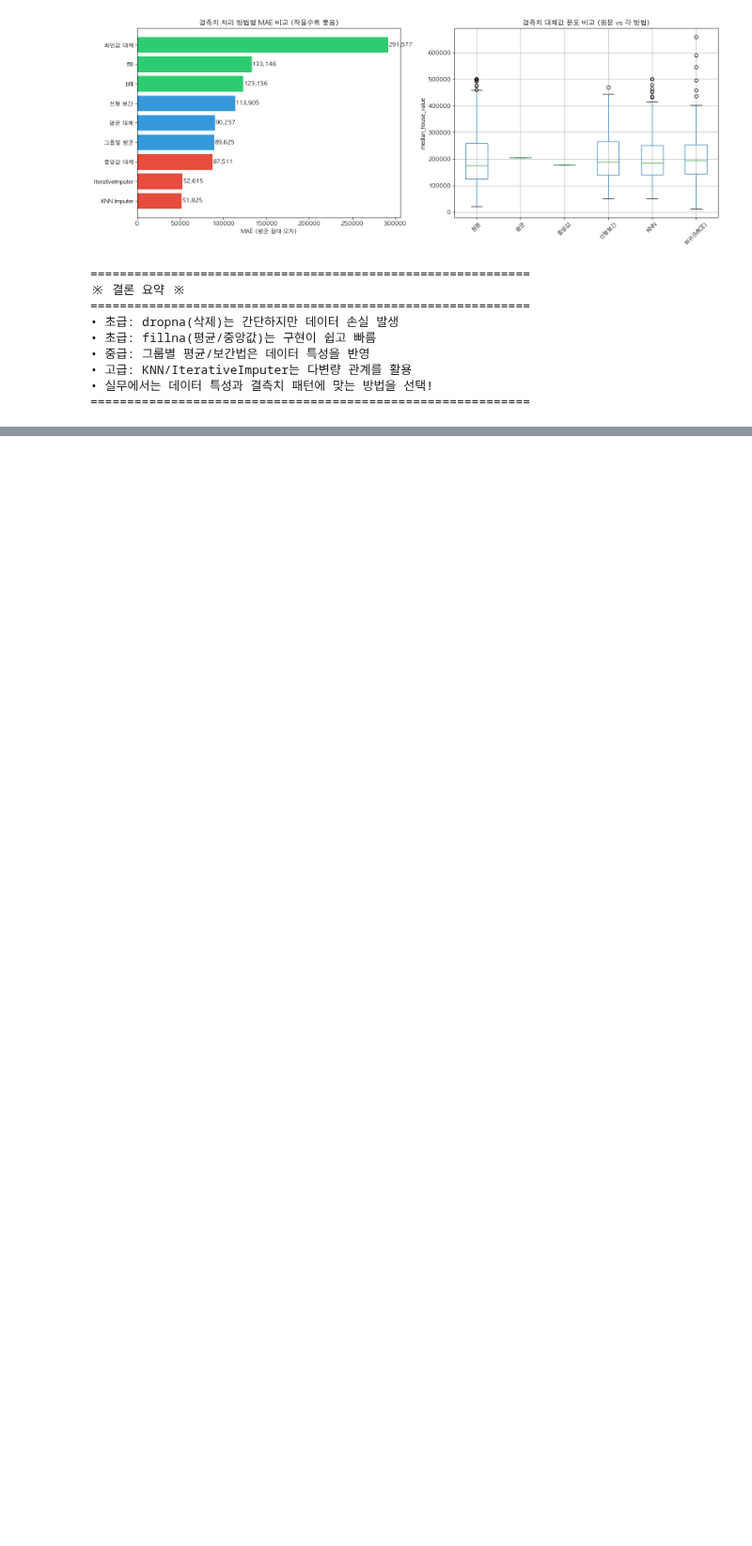
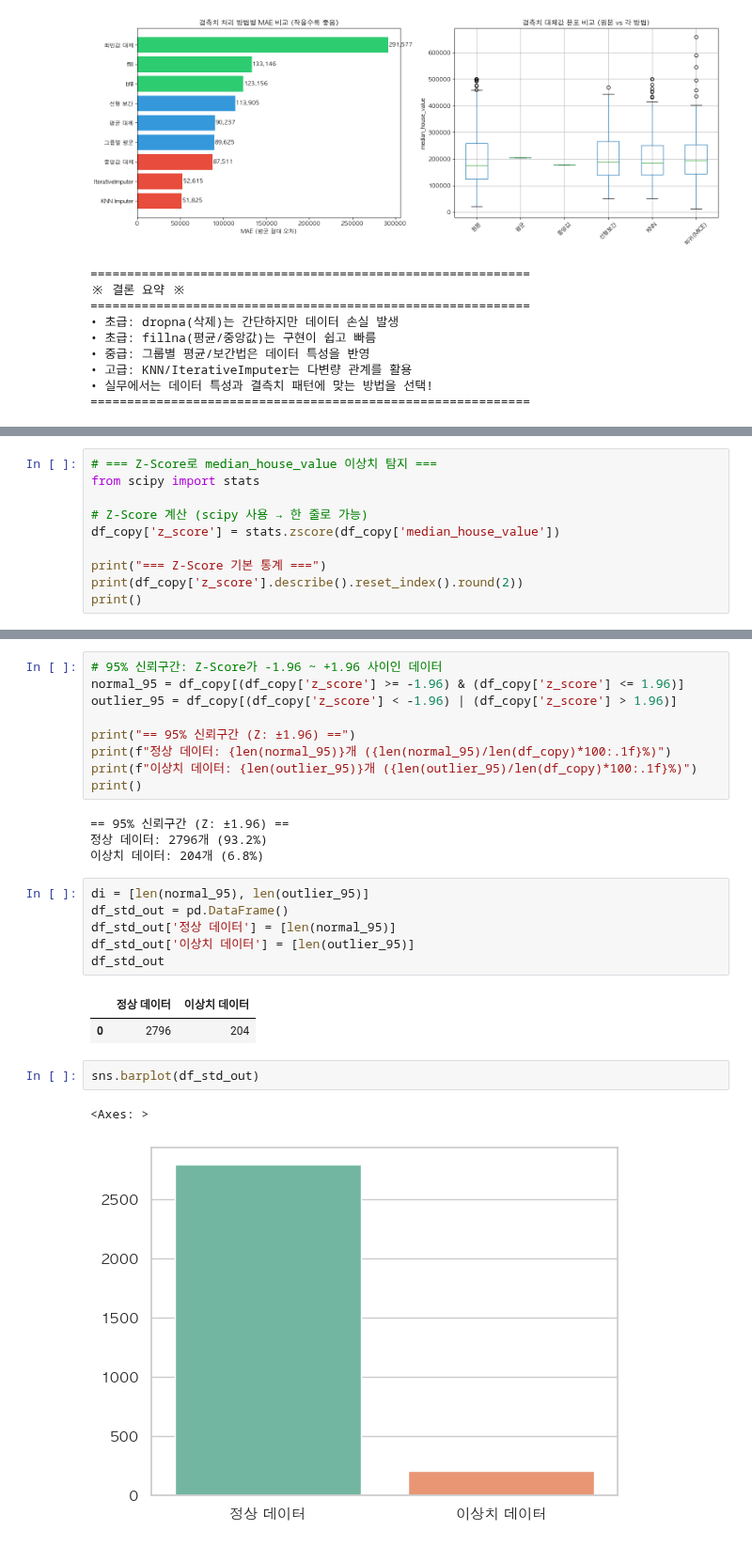
Before and after one commit to icesnake72/aice, a Jupyter notebook: california_housing_analysis.ipynb, the cells around one changed output, grey strips where cells are left out. Shown at 94% size. Cells and saved outputs as stored; diff of their text form; blank space fills up the shorter version.

```diff
--- a/california_housing_analysis.ipynb
+++ b/california_housing_analysis.ipynb
@@ -1068,0 +1122,10 @@ print("=" * 60)
+# %%
+# === Z-Score로 median_house_value 이상치 탐지 ===
+from scipy import stats
+
+# Z-Score 계산 (scipy 사용 → 한 줄로 가능)
+df_copy['z_score'] = stats.zscore(df_copy['median_house_value'])
+
+print("=== Z-Score 기본 통계 ===")
+print(df_copy['z_score'].describe().reset_index().round(2))
+print()
@@ -1068,0 +1143,27 @@ print("=" * 60)
+# %%
+# 95% 신뢰구간: Z-Score가 -1.96 ~ +1.96 사이인 데이터
+normal_95 = df_copy[(df_copy['z_score'] >= -1.96) & (df_copy['z_score'] <= 1.96)]
+outlier_95 = df_copy[(df_copy['z_score'] < -1.96) | (df_copy['z_score'] > 1.96)]
+
+print("== 95% 신뢰구간 (Z: ±1.96) ==")
+print(f"정상 데이터: {len(normal_95)}개 ({len(normal_95)/len(df_copy)*100:.1f}%)")
+print(f"이상치 데이터: {len(outlier_95)}개 ({len(outlier_95)/len(df_copy)*100:.1f}%)")
+print()
+# %% [output]
+== 95% 신뢰구간 (Z: ±1.96) ==
+정상 데이터: 2796개 (93.2%)
+이상치 데이터: 204개 (6.8%)
+# %%
+di = [len(normal_95), len(outlier_95)]
+df_std_out = pd.DataFrame()
+df_std_out['정상 데이터'] = [len(normal_95)]
+df_std_out['이상치 데이터'] = [len(outlier_95)]
+df_std_out
+# %% [output]
+|  | 정상 데이터 | 이상치 데이터 |
+| 0 | 2796 | 204 |
+# %%
+sns.barplot(df_std_out)
+# %% [output]
+<Axes: >
+[figure, added]
```
Also changed, not shown: parts of 24 cells of this notebook, 3 other files.
